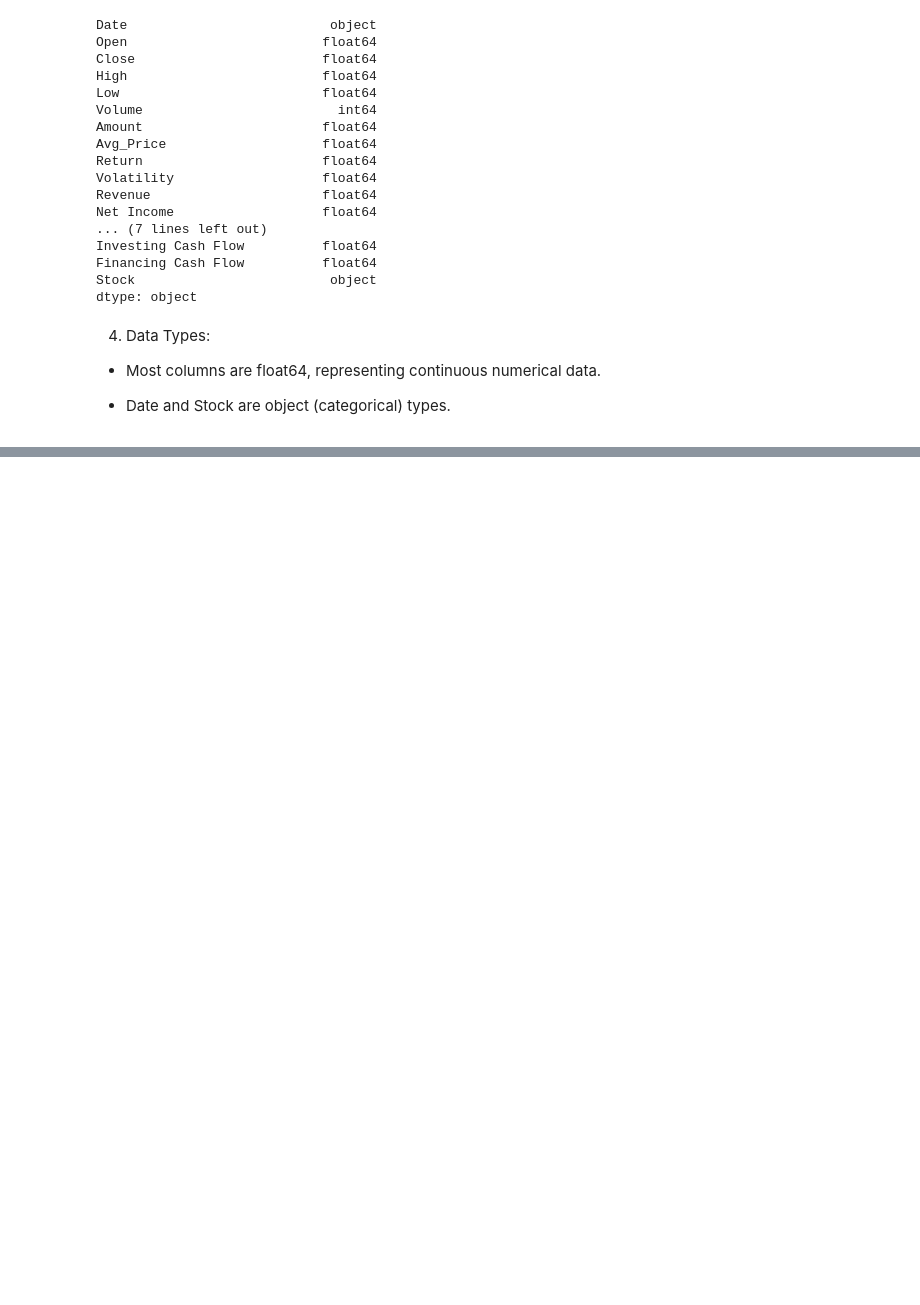
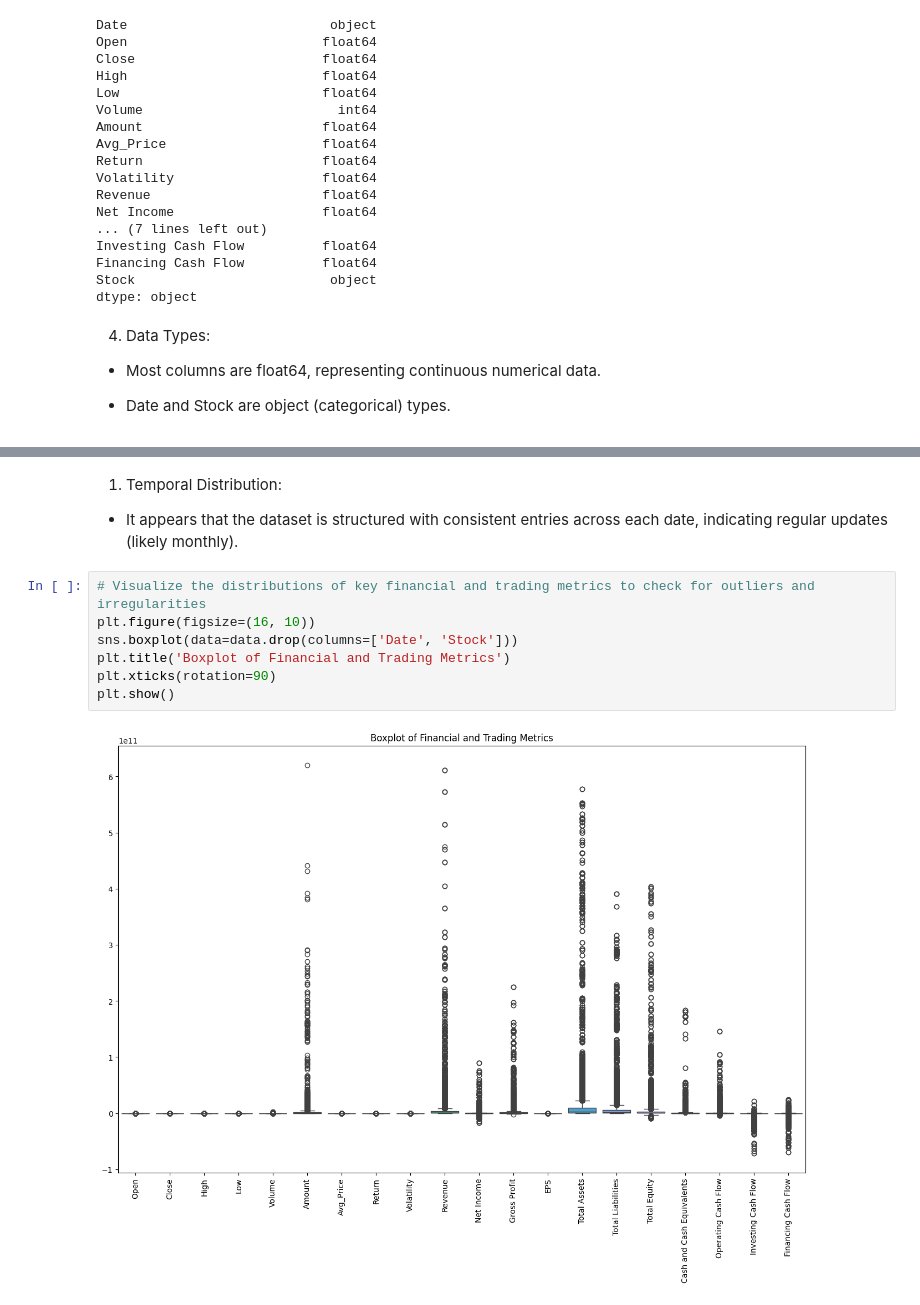
Before and after one commit to Billz942/Mining-Knowledge-from-Data, a Jupyter notebook: Elahi_34200223.ipynb, the cells around one changed output, grey strips where cells are left out. Saved outputs shown, nothing was run; the diff lists cells and outputs as text; blank space fills up the shorter version.

```diff
--- a/Elahi_34200223.ipynb
+++ b/Elahi_34200223.ipynb
@@ -189,0 +212,13 @@ dtype: object
+# %% [markdown]
+1. Temporal Distribution:
+
+- It appears that the dataset is structured with consistent entries across each date, indicating regular updates (likely monthly).
+# %%
+# Visualize the distributions of key financial and trading metrics to check for outliers and irregularities
+plt.figure(figsize=(16, 10))
+sns.boxplot(data=data.drop(columns=['Date', 'Stock']))
+plt.title('Boxplot of Financial and Trading Metrics')
+plt.xticks(rotation=90)
+plt.show()
+# %% [output]
+[figure, added]
```
Also changed, not shown: parts of 11 cells of this notebook.
